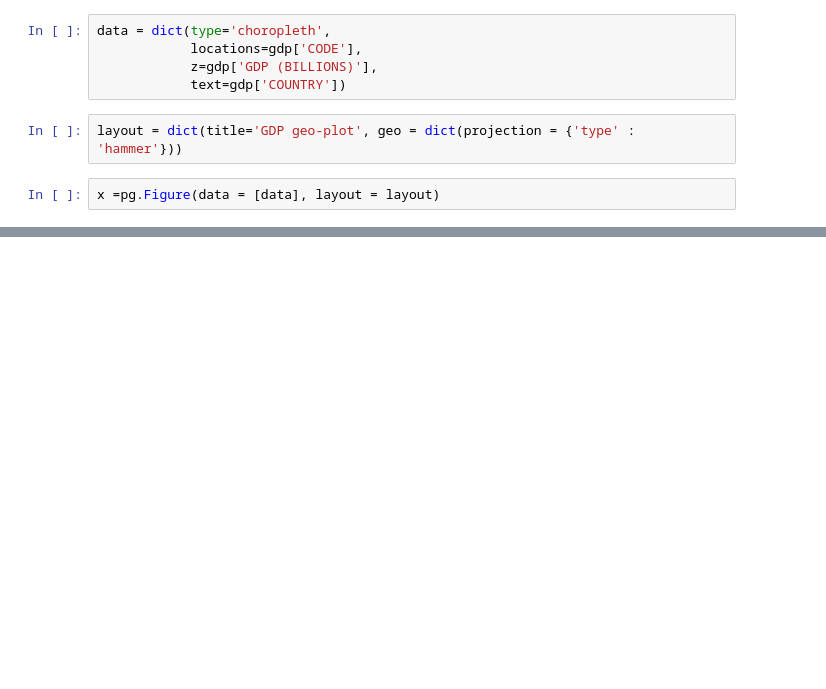
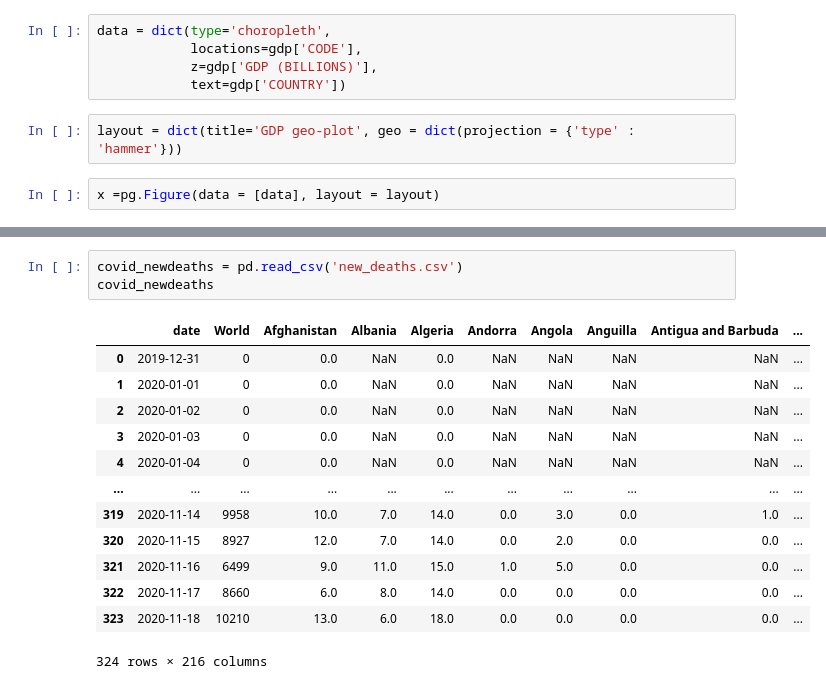
Before and after one commit to MJ22959/pythonbasics-with-mini-projects, a Jupyter notebook: Datasciencebasics3.ipynb, the cells around one changed output, grey strips where cells are left out. Cells and saved outputs as stored; diff of their text form; blank space fills up the shorter version.

```diff
--- a/Datasciencebasics3.ipynb
+++ b/Datasciencebasics3.ipynb
@@ -97,0 +184,17 @@ po.iplot(x)
+# %%
+covid_newdeaths = pd.read_csv('new_deaths.csv')
+covid_newdeaths
+# %% [output]
+|  | date | World | Afghanistan | Albania | Algeria | Andorra | Angola | Anguilla | Antigua and Barbuda | ... |
+| 0 | 2019-12-31 | 0 | 0.0 | NaN | 0.0 | NaN | NaN | NaN | NaN | ... |
+| 1 | 2020-01-01 | 0 | 0.0 | NaN | 0.0 | NaN | NaN | NaN | NaN | ... |
+| 2 | 2020-01-02 | 0 | 0.0 | NaN | 0.0 | NaN | NaN | NaN | NaN | ... |
+| 3 | 2020-01-03 | 0 | 0.0 | NaN | 0.0 | NaN | NaN | NaN | NaN | ... |
+| 4 | 2020-01-04 | 0 | 0.0 | NaN | 0.0 | NaN | NaN | NaN | NaN | ... |
+| ... | ... | ... | ... | ... | ... | ... | ... | ... | ... | ... |
+| 319 | 2020-11-14 | 9958 | 10.0 | 7.0 | 14.0 | 0.0 | 3.0 | 0.0 | 1.0 | ... |
+| 320 | 2020-11-15 | 8927 | 12.0 | 7.0 | 14.0 | 0.0 | 2.0 | 0.0 | 0.0 | ... |
+| 321 | 2020-11-16 | 6499 | 9.0 | 11.0 | 15.0 | 1.0 | 5.0 | 0.0 | 0.0 | ... |
+| 322 | 2020-11-17 | 8660 | 6.0 | 8.0 | 14.0 | 0.0 | 0.0 | 0.0 | 0.0 | ... |
+| 323 | 2020-11-18 | 10210 | 13.0 | 6.0 | 18.0 | 0.0 | 0.0 | 0.0 | 0.0 | ... |
+324 rows × 216 columns
```
Also changed, not shown: parts of 6 cells of this notebook, 7 other files.
